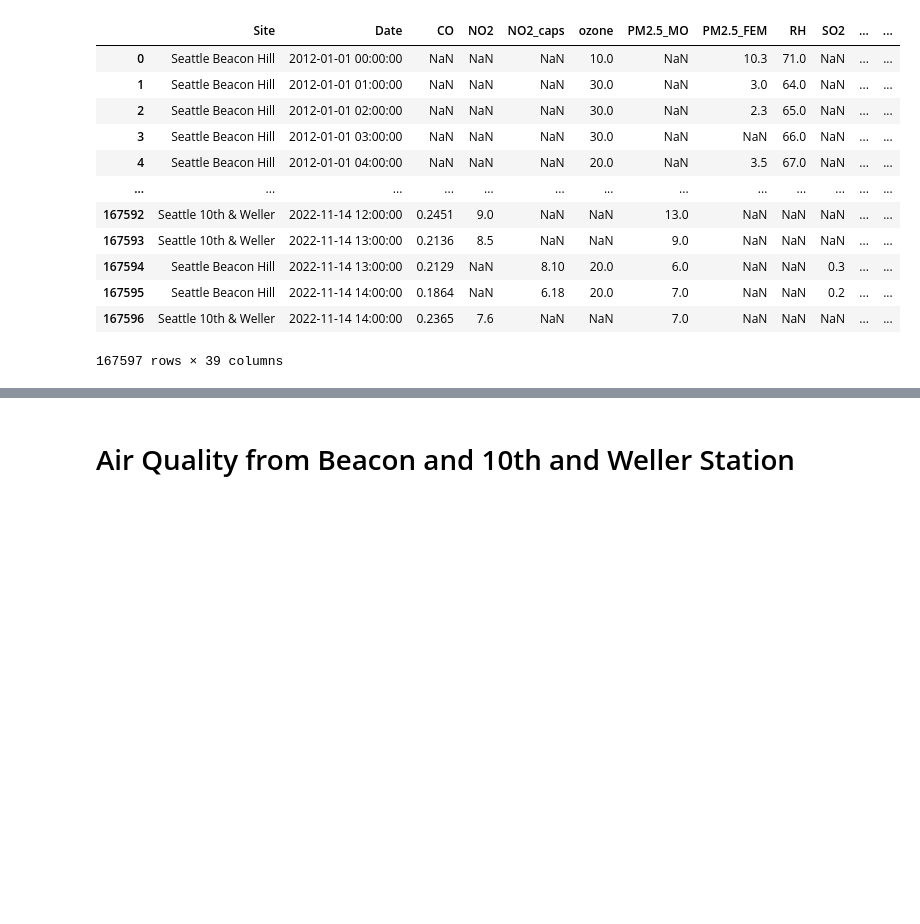
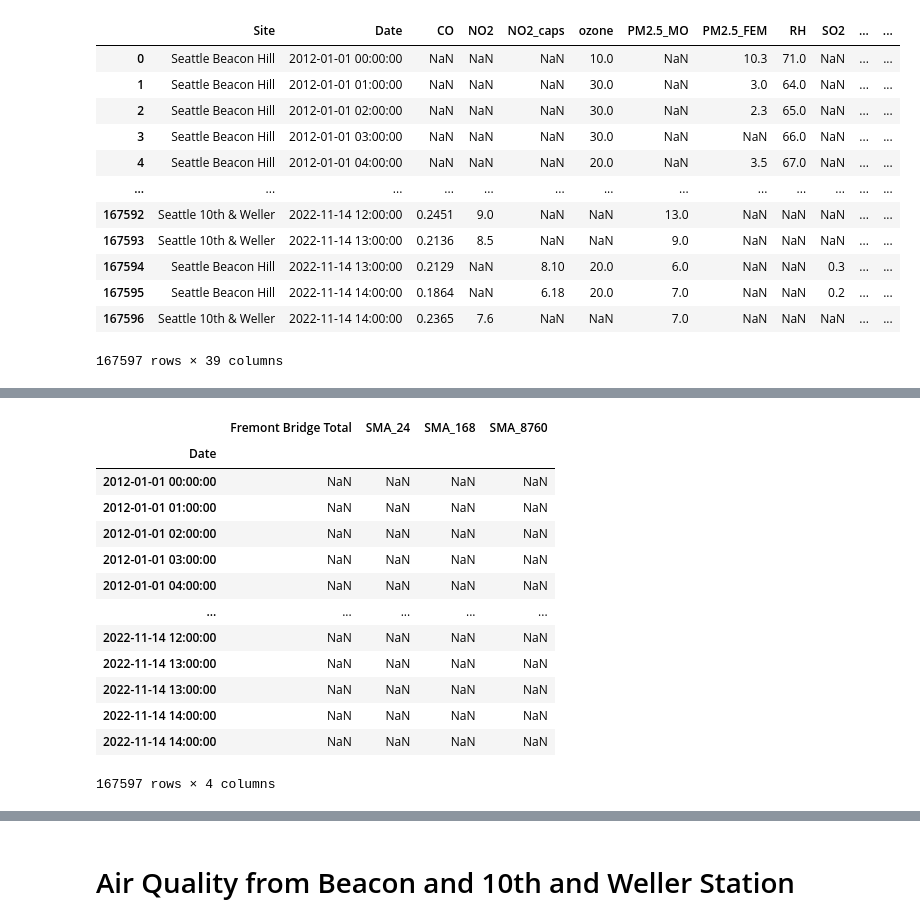
Before and after one commit to aworthyperson/Bike_Counters_Air_Quality, a Jupyter notebook: Bike_and_AQ_import_python.ipynb, the cells around one changed output, grey strips where cells are left out. Saved outputs shown, nothing was run; the diff lists cells and outputs as text; code cells hidden in the pictures; blank space fills up the shorter version.

```diff
--- a/Bike_and_AQ_import_python.ipynb
+++ b/Bike_and_AQ_import_python.ipynb
@@ -922,0 +952,20 @@ df3
+# %%
+df_new['SMA_24'] = df_new['Fremont Bridge Total'].rolling(24, min_periods=20).mean()
+df_new['SMA_168'] = df_new['Fremont Bridge Total'].rolling(168, min_periods=150).mean()
+df_new['SMA_8760'] = df_new['Fremont Bridge Total'].rolling(8760, min_periods=7000).mean()
+df_new
+# %% [output]
+|  | Fremont Bridge Total | SMA_24 | SMA_168 | SMA_8760 |
+| Date |  |  |  |  |
+| 2012-01-01 00:00:00 | NaN | NaN | NaN | NaN |
+| 2012-01-01 01:00:00 | NaN | NaN | NaN | NaN |
+| 2012-01-01 02:00:00 | NaN | NaN | NaN | NaN |
+| 2012-01-01 03:00:00 | NaN | NaN | NaN | NaN |
+| 2012-01-01 04:00:00 | NaN | NaN | NaN | NaN |
+| ... | ... | ... | ... | ... |
+| 2022-11-14 12:00:00 | NaN | NaN | NaN | NaN |
+| 2022-11-14 13:00:00 | NaN | NaN | NaN | NaN |
+| 2022-11-14 13:00:00 | NaN | NaN | NaN | NaN |
+| 2022-11-14 14:00:00 | NaN | NaN | NaN | NaN |
+| 2022-11-14 14:00:00 | NaN | NaN | NaN | NaN |
+167597 rows × 4 columns
```
Also changed, not shown: parts of 6 cells of this notebook, 4 other files.
